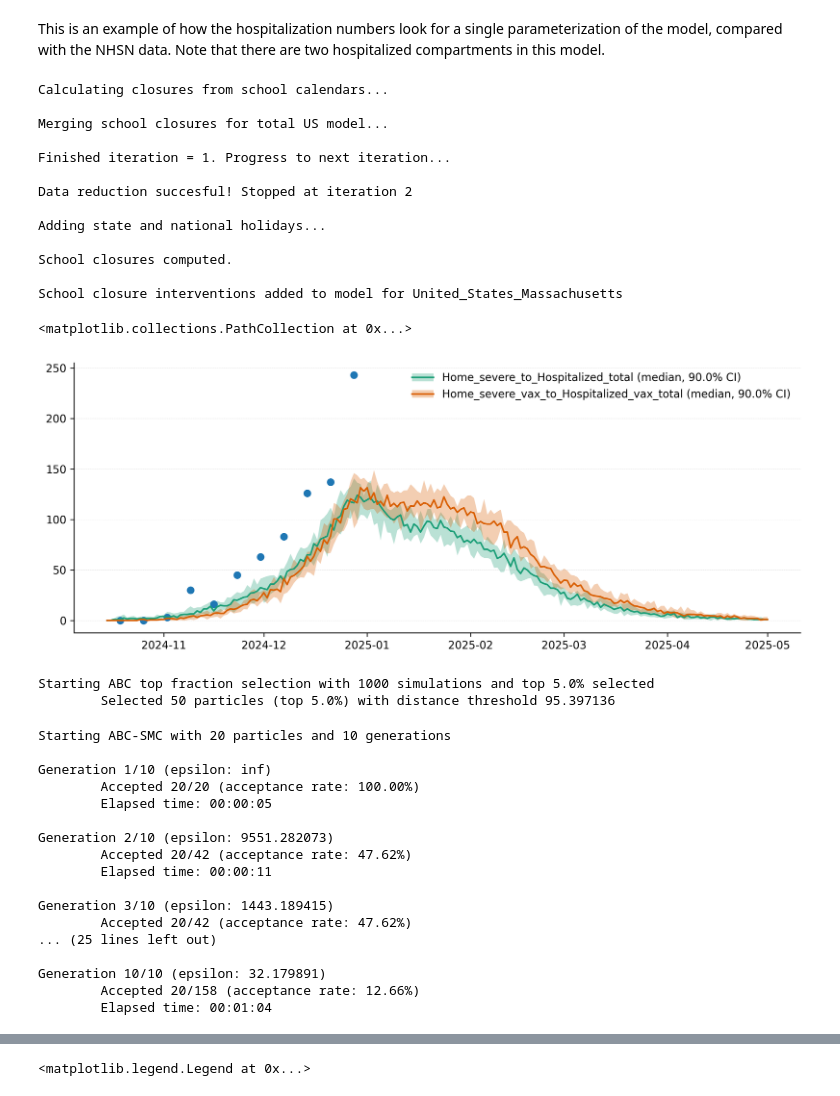
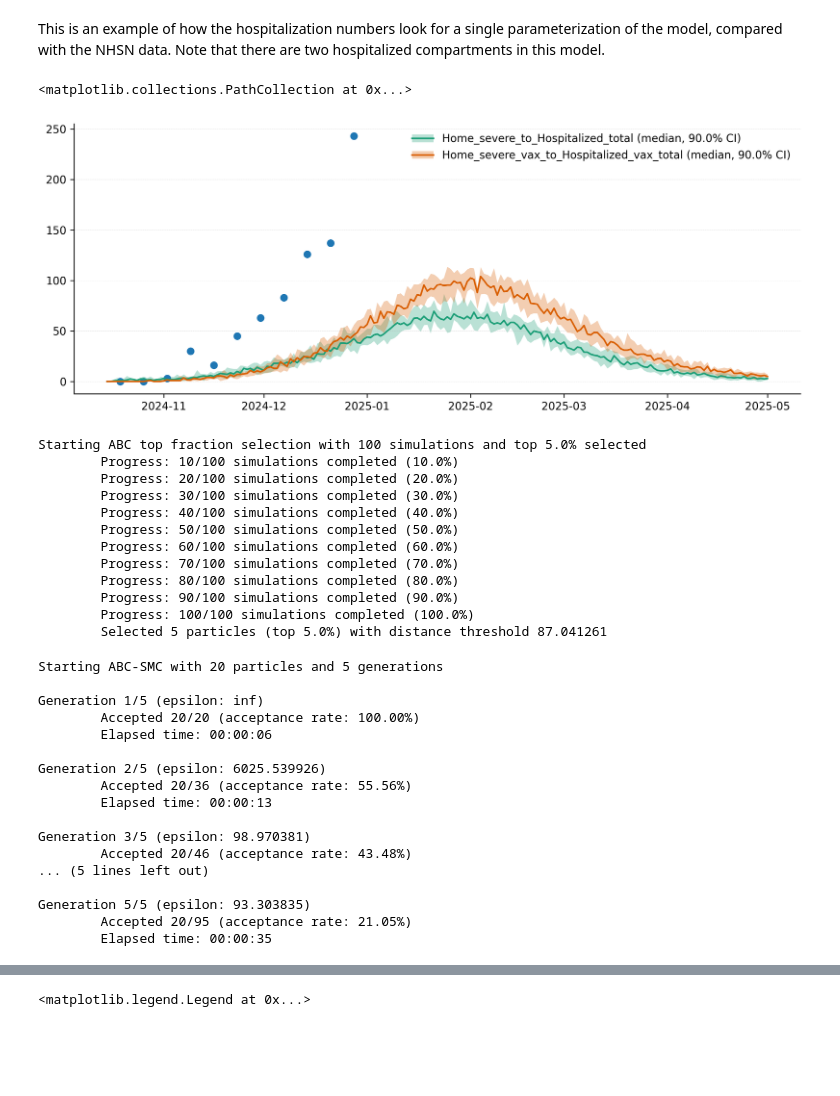
Before and after one commit to mobs-lab/epymodelingsuite, a Jupyter notebook: tutorials/Tutorial_Flu_Model_Calibration.ipynb, the cells around one changed output, grey strips where cells are left out. Saved outputs shown, nothing was run; the diff lists cells and outputs as text; code cells hidden in the pictures; blank space fills up the shorter version.

Commit message:
Update flu model tutorial to use "rate" calculation for vaccination

```diff
--- a/tutorials/Tutorial_Flu_Model_Calibration.ipynb
+++ b/tutorials/Tutorial_Flu_Model_Calibration.ipynb
@@ -162,20 +162,18 @@ def create_flu_model(date_start, date_stop):
         input_filepath = 'data/vaccine_scenarios_2425.csv',
         start_date=date_start,
         end_date=date_stop,
-        model=model,
-        scenario="C_D",
         output_filepath = None
     )
     vaccination_schedule['total_vax'] = vaccination_schedule[['0-4', '5-17', '18-49', '50-64', '65+']].sum(axis=1)
 
-    vaccine_probability_function = make_vaccination_probability_function(
+    vaccine_rate_function = make_vaccination_rate_function(
         origin_compartment="Susceptible",
         eligible_compartments=["Susceptible", "Latent", "Infectious_asymptomatic", "Home_asymptomatic", "Removed_severe", "Removed_mild", "Removed_asymptomatic"]
     )
     # flu_model = copy.deepcopy(model)
     model = add_vaccination_schedule(
         model=model,
-        vaccine_probability_function = vaccine_probability_function,
+        vaccine_rate_function = vaccine_rate_function,
         source_comp="Susceptible",
         target_comp="Susceptible_vax",
         vaccination_schedule = vaccination_schedule
@@ -187,43 +185,31 @@ This is an example of how the hospitalization numbers look for a single paramete
 # %%
 date_start = datetime.date(2024, 10, 15)
 date_stop = datetime.date(2025, 5, 1)
 
 model = create_flu_model(
     date_start=date_start,
-    date_stop=date_stop)
+    date_stop=date_stop
+)
 
 np.random.seed(19)
 results = model.run_simulations(
     start_date=date_start,
     end_date=date_stop,
     # percentage_in_agents=10/model.population.Nk.sum(),
     initial_conditions_dict={
         "Susceptible": (0.9999 * model.population.Nk),
         "Latent": (0.0001 * model.population.Nk),
         "Susceptible_vax": (0.0 * model.population.Nk),},
     Nsim=10
 )
 # df_quantiles = results.get_quantiles_compartments()
 # ax = plot_quantiles(df_quantiles, columns=["Susceptible_total", "Latent_total", "Susceptible_vax_total", "Latent_vax_total", "Hospitalized_total", "Hospitalized_vax_total"], legend_loc="best")
 df_trans = results.get_quantiles_transitions()
 ax = plot_quantiles(df_trans, columns=["Home_severe_to_Hospitalized_total", "Home_severe_vax_to_Hospitalized_vax_total"], legend_loc="best")
 ax.scatter(hosp_data_ma['target_end_date'], hosp_data_ma['value'])
 # %% [output]
-Calculating closures from school calendars...
-
-Merging school closures for total US model...
-
-Finished iteration = 1. Progress to next iteration...
-
-Data reduction succesful! Stopped at iteration 2
-
-Adding state and national holidays...
-
-School closures computed.
-
-School closure interventions added to model for United_States_Massachusetts
+<matplotlib.collections.PathCollection at 0x...>
-<matplotlib.collections.PathCollection at 0x...>
-[figure, old version]
+[figure, new version]
 # %%
 from scipy import stats
 import pandas as pd
@@ -386,30 +372,40 @@ abc_sampler = ABCSampler(
     distance_function=rmse
 )
 # %%
-results_abc_top = abc_sampler.calibrate(strategy="top_fraction", top_fraction = 0.05, Nsim=1000)
+results_abc_top = abc_sampler.calibrate(strategy="top_fraction", top_fraction = 0.05, Nsim=100)
 # %% [output]
-Starting ABC top fraction selection with 1000 simulations and top 5.0% selected
-        Selected 50 particles (top 5.0%) with distance threshold 95.397136
+Starting ABC top fraction selection with 100 simulations and top 5.0% selected
+        Progress: 10/100 simulations completed (10.0%)
+        Progress: 20/100 simulations completed (20.0%)
+        Progress: 30/100 simulations completed (30.0%)
+        Progress: 40/100 simulations completed (40.0%)
+        Progress: 50/100 simulations completed (50.0%)
+        Progress: 60/100 simulations completed (60.0%)
+        Progress: 70/100 simulations completed (70.0%)
+        Progress: 80/100 simulations completed (80.0%)
+        Progress: 90/100 simulations completed (90.0%)
+        Progress: 100/100 simulations completed (100.0%)
+        Selected 5 particles (top 5.0%) with distance threshold 87.041261
 # %%
-results_abc_smc = abc_sampler.calibrate(strategy="smc", num_particles=20, num_generations=10)
+results_abc_smc = abc_sampler.calibrate(strategy="smc", num_particles=20, num_generations=5)
 # %% [output]
-Starting ABC-SMC with 20 particles and 10 generations
+Starting ABC-SMC with 20 particles and 5 generations
 
-Generation 1/10 (epsilon: inf)
+Generation 1/5 (epsilon: inf)
         Accepted 20/20 (acceptance rate: 100.00%)
-        Elapsed time: 00:00:05
+        Elapsed time: 00:00:06
 
-Generation 2/10 (epsilon: 9551.282073)
-        Accepted 20/42 (acceptance rate: 47.62%)
-        Elapsed time: 00:00:11
+Generation 2/5 (epsilon: 6025.539926)
+        Accepted 20/36 (acceptance rate: 55.56%)
+        Elapsed time: 00:00:13
 
-Generation 3/10 (epsilon: 1443.189415)
-        Accepted 20/42 (acceptance rate: 47.62%)
-... (25 lines left out)
+Generation 3/5 (epsilon: 98.970381)
+        Accepted 20/46 (acceptance rate: 43.48%)
+... (5 lines left out)
 
-Generation 10/10 (epsilon: 32.179891)
-        Accepted 20/158 (acceptance rate: 12.66%)
-        Elapsed time: 00:01:04
+Generation 5/5 (epsilon: 93.303835)
+        Accepted 20/95 (acceptance rate: 21.05%)
+        Elapsed time: 00:00:35
 # %%
 hosp_data_ma
 # %% [output]
```
Also changed, not shown: parts of 3 cells of this notebook.
